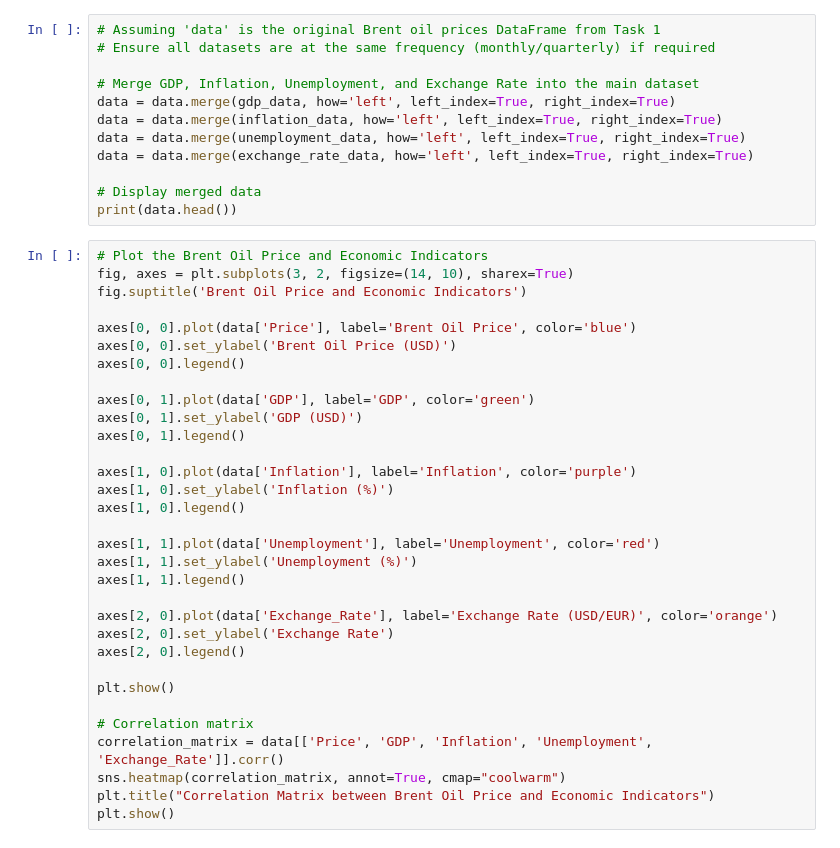
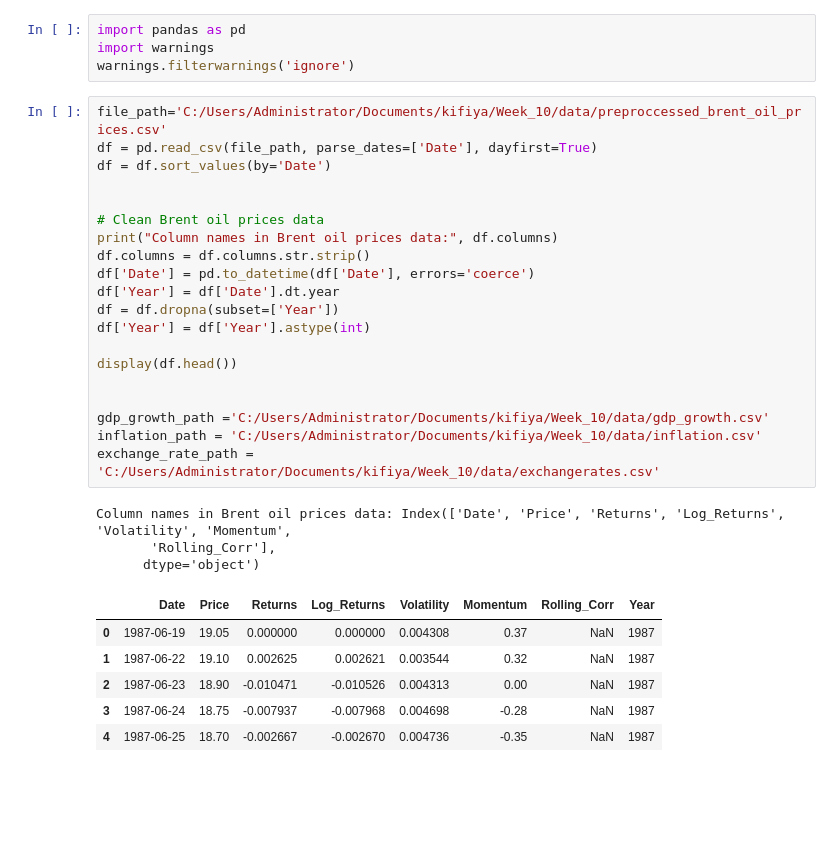
Before and after one commit to yohannestayez/statistical-modelling-of-time-series-data, a Jupyter notebook: notebooks/Adding_Additional_Economic_Indicators.ipynb, the cells around one changed output. Saved outputs shown, nothing was run; the diff lists cells and outputs as text; blank space fills up the shorter version.

Commit message:
additional indicators added

```diff
--- a/notebooks/Adding_Additional_Economic_Indicators.ipynb
+++ b/notebooks/Adding_Additional_Economic_Indicators.ipynb
@@ -79,44 +1,34 @@ exchange_rate_data.sort_index(inplace=True)
-# %%
-# Assuming 'data' is the original Brent oil prices DataFrame from Task 1
-# Ensure all datasets are at the same frequency (monthly/quarterly) if required
-
-# Merge GDP, Inflation, Unemployment, and Exchange Rate into the main dataset
-data = data.merge(gdp_data, how='left', left_index=True, right_index=True)
-data = data.merge(inflation_data, how='left', left_index=True, right_index=True)
-data = data.merge(unemployment_data, how='left', left_index=True, right_index=True)
-data = data.merge(exchange_rate_data, how='left', left_index=True, right_index=True)
-
-# Display merged data
-print(data.head())
-# %%
-# Plot the Brent Oil Price and Economic Indicators
-fig, axes = plt.subplots(3, 2, figsize=(14, 10), sharex=True)
-fig.suptitle('Brent Oil Price and Economic Indicators')
-
-axes[0, 0].plot(data['Price'], label='Brent Oil Price', color='blue')
-axes[0, 0].set_ylabel('Brent Oil Price (USD)')
-axes[0, 0].legend()
-
-axes[0, 1].plot(data['GDP'], label='GDP', color='green')
-axes[0, 1].set_ylabel('GDP (USD)')
-axes[0, 1].legend()
-
-axes[1, 0].plot(data['Inflation'], label='Inflation', color='purple')
-axes[1, 0].set_ylabel('Inflation (%)')
-axes[1, 0].legend()
-
-axes[1, 1].plot(data['Unemployment'], label='Unemployment', color='red')
-axes[1, 1].set_ylabel('Unemployment (%)')
-axes[1, 1].legend()
-
-axes[2, 0].plot(data['Exchange_Rate'], label='Exchange Rate (USD/EUR)', color='orange')
-axes[2, 0].set_ylabel('Exchange Rate')
-axes[2, 0].legend()
-
-plt.show()
-
-# Correlation matrix
-correlation_matrix = data[['Price', 'GDP', 'Inflation', 'Unemployment', 'Exchange_Rate']].corr()
-sns.heatmap(correlation_matrix, annot=True, cmap="coolwarm")
-plt.title("Correlation Matrix between Brent Oil Price and Economic Indicators")
-plt.show()
+# %%
+import pandas as pd
+import warnings
+warnings.filterwarnings('ignore')
+# %%
+file_path='C:/Users/Administrator/Documents/kifiya/Week_10/data/preproccessed_brent_oil_prices.csv'
+df = pd.read_csv(file_path, parse_dates=['Date'], dayfirst=True)
+df = df.sort_values(by='Date')
+
+
+# Clean Brent oil prices data
+print("Column names in Brent oil prices data:", df.columns)
+df.columns = df.columns.str.strip()
+df['Date'] = pd.to_datetime(df['Date'], errors='coerce')
+df['Year'] = df['Date'].dt.year
+df = df.dropna(subset=['Year'])
+df['Year'] = df['Year'].astype(int)
+
+display(df.head())
+
+
+gdp_growth_path ='C:/Users/Administrator/Documents/kifiya/Week_10/data/gdp_growth.csv'
+inflation_path = 'C:/Users/Administrator/Documents/kifiya/Week_10/data/inflation.csv'
+exchange_rate_path = 'C:/Users/Administrator/Documents/kifiya/Week_10/data/exchangerates.csv'
+# %% [output]
+Column names in Brent oil prices data: Index(['Date', 'Price', 'Returns', 'Log_Returns', 'Volatility', 'Momentum',
+       'Rolling_Corr'],
+      dtype='object')
+|  | Date | Price | Returns | Log_Returns | Volatility | Momentum | Rolling_Corr | Year |
+| 0 | 1987-06-19 | 19.05 | 0.000000 | 0.000000 | 0.004308 | 0.37 | NaN | 1987 |
+| 1 | 1987-06-22 | 19.10 | 0.002625 | 0.002621 | 0.003544 | 0.32 | NaN | 1987 |
+| 2 | 1987-06-23 | 18.90 | -0.010471 | -0.010526 | 0.004313 | 0.00 | NaN | 1987 |
+| 3 | 1987-06-24 | 18.75 | -0.007937 | -0.007968 | 0.004698 | -0.28 | NaN | 1987 |
+| 4 | 1987-06-25 | 18.70 | -0.002667 | -0.002670 | 0.004736 | -0.35 | NaN | 1987 |
```
Also changed, not shown: parts of 10 cells of this notebook.
